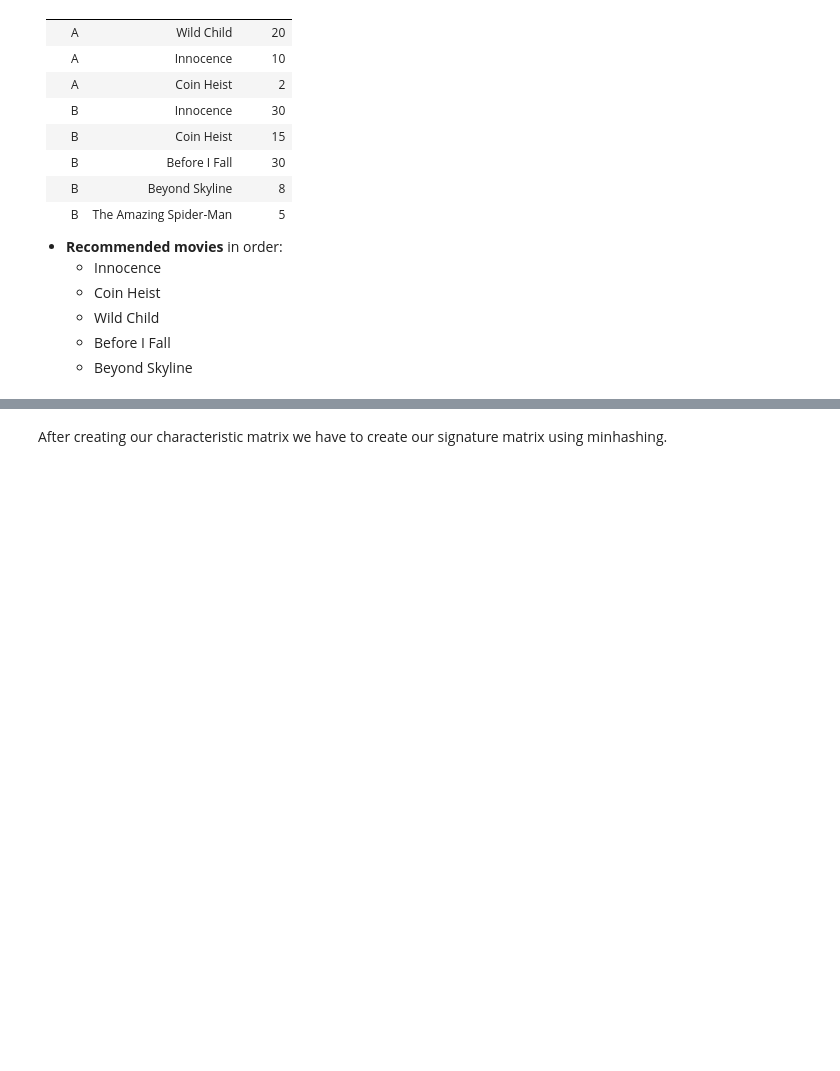
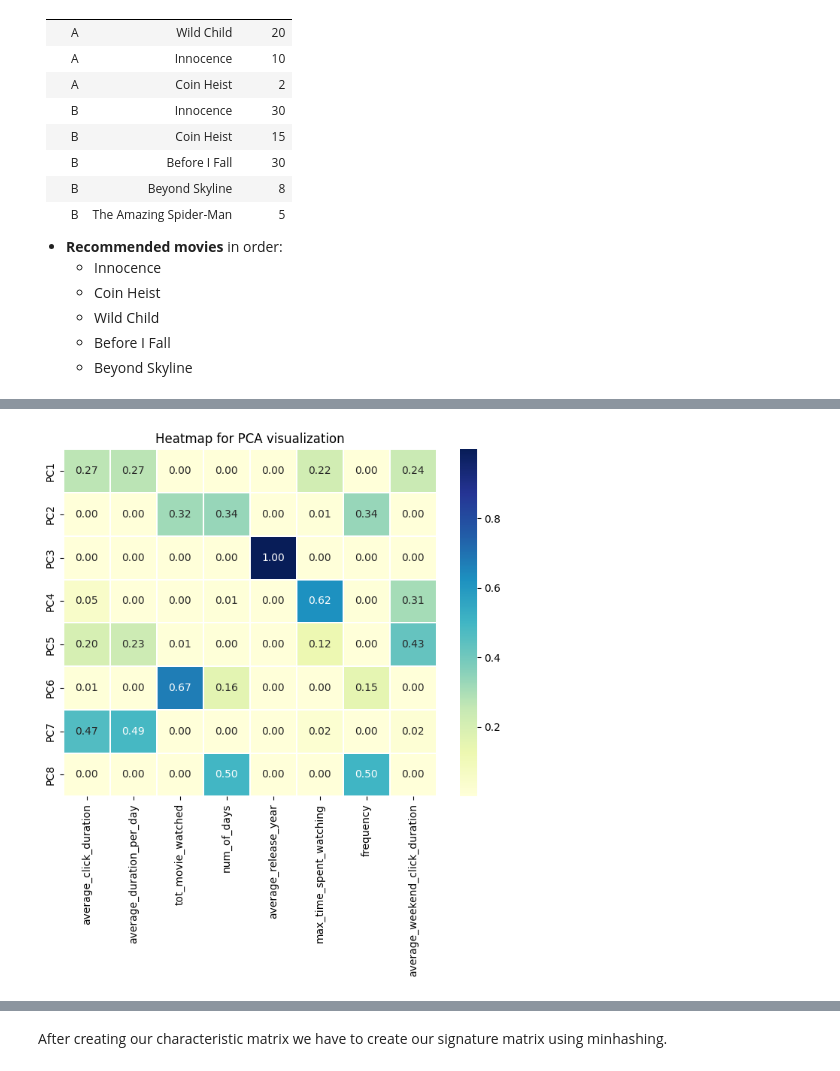
Before and after one commit to do3-173/ADM_HW4, a Jupyter notebook: main.ipynb, the cells around one changed output, grey strips where cells are left out. Drawn from its saved outputs; the diff is of its cells as text; code cells hidden in the pictures; blank space fills up the shorter version.

```diff
--- a/main.ipynb
+++ b/main.ipynb
@@ -69,0 +1335,18 @@ netflix_df = pd.read_csv(r'C:\Users\ahmad\Desktop\sap\adm\HW4\archive (1)\vodcli
+# %%
+# Create a DataFrame from the components_ attribute
+pca = PCA().fit(final_df_normalized)
+
+# List of columns to be used for PCA
+pca_columns = final_df_normalized.columns
+#and we can extract the pca components ("pca.components_") from the previous performed pca
+
+df_components = pd.DataFrame(pca.components_, columns=pca_columns)
+
+# Create a heatmap
+plt.figure(figsize=(8, 6))
+ax = sns.heatmap(df_components**2, cmap='YlGnBu', annot=True, fmt='.2f', linewidths=0.1)
+ax.set_yticklabels(['PC1', 'PC2', 'PC3', 'PC4', 'PC5', 'PC6', 'PC7', 'PC8'])
+plt.title("Heatmap for PCA visualization")
+plt.show()
+# %% [output]
+[figure, added]
```
Also changed, not shown: parts of 195 cells of this notebook, 8 other files.
